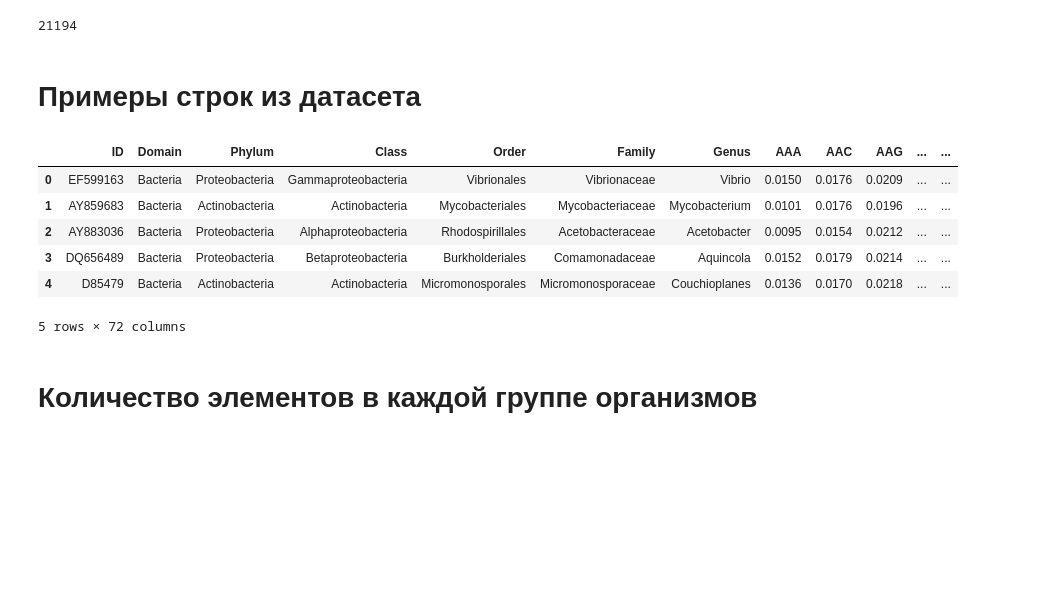
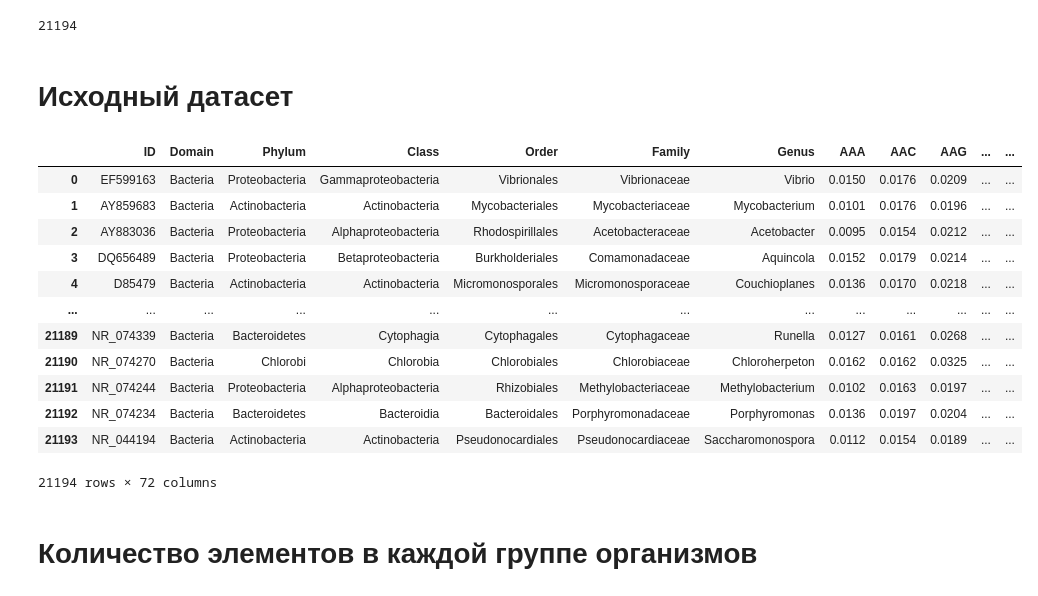
Before and after one commit to confect1on/biology_data_preprocessing, a Jupyter notebook: data_preprocessing.ipynb, the cells around one changed output. Cells and saved outputs as stored; diff of their text form; code cells hidden in the pictures; blank space fills up the shorter version.

```diff
--- a/data_preprocessing.ipynb
+++ b/data_preprocessing.ipynb
@@ -16,10 +16,3 @@ with open(dataset_path) as datFile:
     for _ in range(72):
         line = datFile.readline().split('\t')
         headers.append(line[0])
-# %%
-headers[1] = 'Domain' #домен
-headers[2] = 'Phylum' #тип
-headers[3] = 'Class' #класс
-headers[4] = 'Order' #порядок
-headers[5] = 'Family' #семейство
-headers[6] = 'Genus' #род
@@ -26,20 +26,29 @@ headers[6] = 'Genus' #род
+# %%
+groups_key = ['Phylum', 'Class', 'Order', 'Family']
+headers[1:7] = ["Domain"] + groups_key + ["Genus"]
 # %%
 df = pd.read_csv(dataset_path, delimiter="\t", names=headers, skiprows=74)
 len(df)
 # %% [output]
 21194
-# %% [markdown]
-# Примеры строк из датасета
+# %% [markdown]
+# Исходный датасет
 # %%
-df.head(5)
+df
 # %% [output]
 |  | ID | Domain | Phylum | Class | Order | Family | Genus | AAA | AAC | AAG | ... | ... |
 | 0 | EF599163 | Bacteria | Proteobacteria | Gammaproteobacteria | Vibrionales | Vibrionaceae | Vibrio | 0.0150 | 0.0176 | 0.0209 | ... | ... |
 | 1 | AY859683 | Bacteria | Actinobacteria | Actinobacteria | Mycobacteriales | Mycobacteriaceae | Mycobacterium | 0.0101 | 0.0176 | 0.0196 | ... | ... |
 | 2 | AY883036 | Bacteria | Proteobacteria | Alphaproteobacteria | Rhodospirillales | Acetobacteraceae | Acetobacter | 0.0095 | 0.0154 | 0.0212 | ... | ... |
 | 3 | DQ656489 | Bacteria | Proteobacteria | Betaproteobacteria | Burkholderiales | Comamonadaceae | Aquincola | 0.0152 | 0.0179 | 0.0214 | ... | ... |
 | 4 | D85479 | Bacteria | Actinobacteria | Actinobacteria | Micromonosporales | Micromonosporaceae | Couchioplanes | 0.0136 | 0.0170 | 0.0218 | ... | ... |
+| ... | ... | ... | ... | ... | ... | ... | ... | ... | ... | ... | ... | ... |
+| 21189 | NR_074339 | Bacteria | Bacteroidetes | Cytophagia | Cytophagales | Cytophagaceae | Runella | 0.0127 | 0.0161 | 0.0268 | ... | ... |
+| 21190 | NR_074270 | Bacteria | Chlorobi | Chlorobia | Chlorobiales | Chlorobiaceae | Chloroherpeton | 0.0162 | 0.0162 | 0.0325 | ... | ... |
+| 21191 | NR_074244 | Bacteria | Proteobacteria | Alphaproteobacteria | Rhizobiales | Methylobacteriaceae | Methylobacterium | 0.0102 | 0.0163 | 0.0197 | ... | ... |
+| 21192 | NR_074234 | Bacteria | Bacteroidetes | Bacteroidia | Bacteroidales | Porphyromonadaceae | Porphyromonas | 0.0136 | 0.0197 | 0.0204 | ... | ... |
+| 21193 | NR_044194 | Bacteria | Actinobacteria | Actinobacteria | Pseudonocardiales | Pseudonocardiaceae | Saccharomonospora | 0.0112 | 0.0154 | 0.0189 | ... | ... |
-5 rows × 72 columns
+21194 rows × 72 columns
 # %% [markdown]
 <h1>Количество элементов в каждой группе организмов</h1>
 # %%
```
Also changed, not shown: parts of 8 cells of this notebook.
